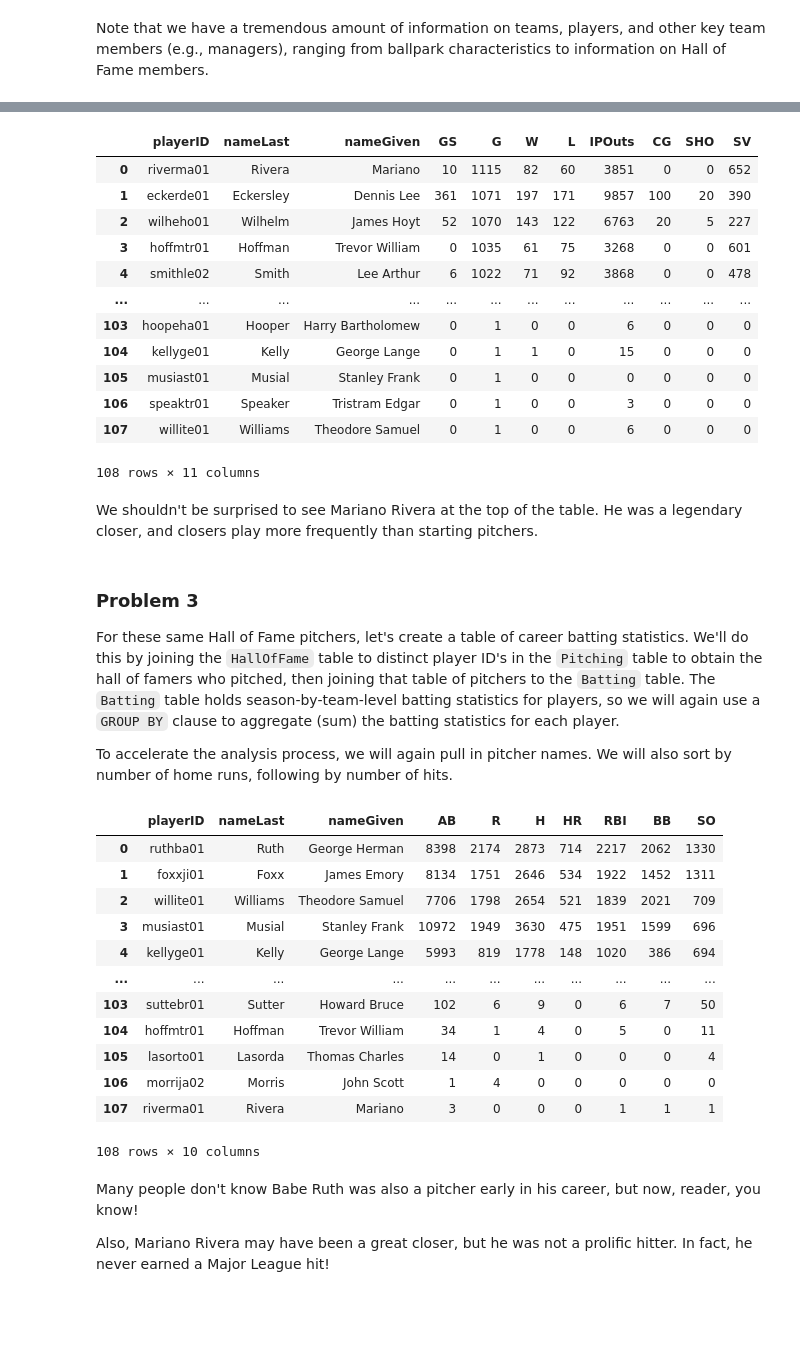
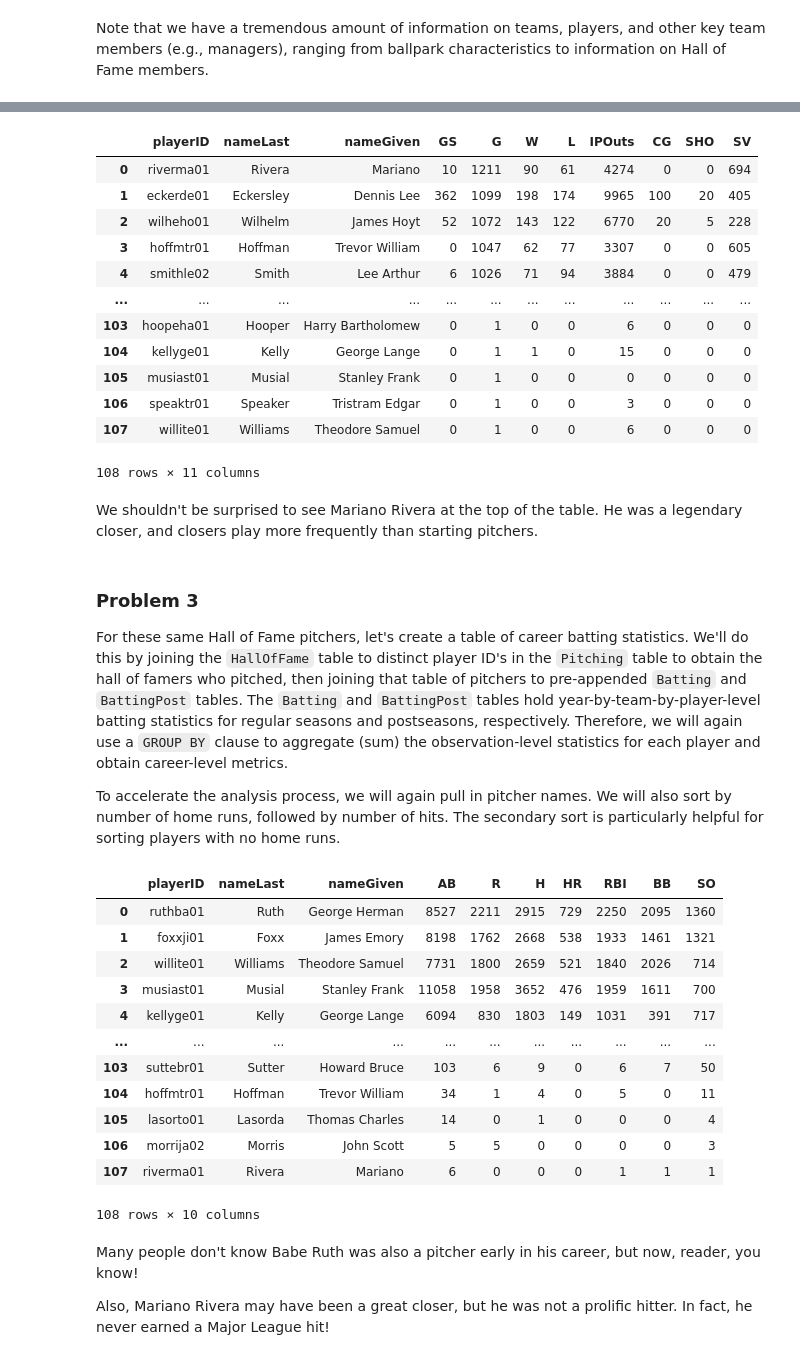
Before and after one commit to jccrews256/ST-554-HW-6, a Jupyter notebook: Homework_6_Part_I.ipynb, the cells around one changed output, grey strips where cells are left out. Saved outputs shown, nothing was run; the diff lists cells and outputs as text; code cells hidden in the pictures; blank space fills up the shorter version.

Commit message:
Adding postseason stats to career tallies

```diff
--- a/Homework_6_Part_I.ipynb
+++ b/Homework_6_Part_I.ipynb
@@ -69,15 +69,20 @@ To allow for immediate insights, we'll order the pitchers in the data frame by g
 # Constructing a SQL query to obtain career-level data for each
 # pitcher in the HoF
 get_pitcher_careers = """
-    SELECT Pitching.playerID, nameLast, nameGiven,
+    SELECT FullPitching.playerID, nameLast, nameGiven,
         sum(GS) as GS, sum(G) as G,
         sum(W) as W, sum(L) as L, sum(IPOuts) as IPOuts,
         sum(CG) as CG, sum(SHO) as SHO, sum(SV) as SV
-    FROM Pitching
-    INNER JOIN HallOfFame on Pitching.playerID = HallOfFame.playerID
-    LEFT JOIN People on Pitching.playerID = People.playerID
-    WHERE inducted = "Y"
-    GROUP BY Pitching.playerID, nameLast, nameGiven
+    FROM (SELECT playerID, GS, G, W, L, IPOuts, CG, SHO, SV FROM Pitching
+            UNION ALL
+            SELECT playerID, GS, G, W, L, IPOuts, CG, SHO, SV FROM PitchingPost)
+            FullPitching
+    INNER JOIN (SELECT playerID
+                FROM HallOfFame
+                WHERE inducted = "Y")
+                HallOfFame on FullPitching.playerID = HallOfFame.playerID
+    LEFT JOIN People on FullPitching.playerID = People.playerID
+    GROUP BY FullPitching.playerID, nameLast, nameGiven
     ORDER BY G DESC;
     """
 
@@ -88,11 +93,11 @@ hof_pitcher_careers = pd.read_sql(get_pitcher_careers, con)
 hof_pitcher_careers
 # %% [output]
 |  | playerID | nameLast | nameGiven | GS | G | W | L | IPOuts | CG | SHO | SV |
-| 0 | riverma01 | Rivera | Mariano | 10 | 1115 | 82 | 60 | 3851 | 0 | 0 | 652 |
-| 1 | eckerde01 | Eckersley | Dennis Lee | 361 | 1071 | 197 | 171 | 9857 | 100 | 20 | 390 |
-| 2 | wilheho01 | Wilhelm | James Hoyt | 52 | 1070 | 143 | 122 | 6763 | 20 | 5 | 227 |
-| 3 | hoffmtr01 | Hoffman | Trevor William | 0 | 1035 | 61 | 75 | 3268 | 0 | 0 | 601 |
-| 4 | smithle02 | Smith | Lee Arthur | 6 | 1022 | 71 | 92 | 3868 | 0 | 0 | 478 |
+| 0 | riverma01 | Rivera | Mariano | 10 | 1211 | 90 | 61 | 4274 | 0 | 0 | 694 |
+| 1 | eckerde01 | Eckersley | Dennis Lee | 362 | 1099 | 198 | 174 | 9965 | 100 | 20 | 405 |
+| 2 | wilheho01 | Wilhelm | James Hoyt | 52 | 1072 | 143 | 122 | 6770 | 20 | 5 | 228 |
+| 3 | hoffmtr01 | Hoffman | Trevor William | 0 | 1047 | 62 | 77 | 3307 | 0 | 0 | 605 |
+| 4 | smithle02 | Smith | Lee Arthur | 6 | 1026 | 71 | 94 | 3884 | 0 | 0 | 479 |
 | ... | ... | ... | ... | ... | ... | ... | ... | ... | ... | ... | ... |
 | 103 | hoopeha01 | Hooper | Harry Bartholomew | 0 | 1 | 0 | 0 | 6 | 0 | 0 | 0 |
 | 104 | kellyge01 | Kelly | George Lange | 0 | 1 | 1 | 0 | 15 | 0 | 0 | 0 |
@@ -105,46 +110,49 @@ We shouldn't be surprised to see Mariano Rivera at the top of the table. He was
 # %% [markdown]
 ### Problem 3
 
-For these same Hall of Fame pitchers, let's create a table of career batting statistics. We'll do this by joining the `HallOfFame` table to distinct player ID's in the `Pitching` table to obtain the hall of famers who pitched, then joining that table of pitchers to the `Batting` table. The `Batting` table holds season-by-team-level batting statistics for players, so we will again use a `GROUP BY` clause to aggregate (sum) the batting statistics for each player.
+For these same Hall of Fame pitchers, let's create a table of career batting statistics. We'll do this by joining the `HallOfFame` table to distinct player ID's in the `Pitching` table to obtain the hall of famers who pitched, then joining that table of pitchers to pre-appended `Batting` and `BattingPost` tables. The `Batting` and `BattingPost` tables hold year-by-team-by-player-level batting statistics for regular seasons and postseasons, respectively. Therefore, we will again use a `GROUP BY` clause to aggregate (sum) the observation-level statistics for each player and obtain career-level metrics.
 
-To accelerate the analysis process, we will again pull in pitcher names. We will also sort by number of home runs, following by number of hits.
+To accelerate the analysis process, we will again pull in pitcher names. We will also sort by number of home runs, followed by number of hits. The secondary sort is particularly helpful for sorting players with no home runs.
 # %%
 # Constructing a SQL query to obtain career-level batting data for each
 # pitcher in the HoF
 get_pitcher_batting = """
     SELECT Pitching.playerID, nameLast, nameGiven,
         sum(AB) as AB, sum(R) as R,
         sum(H) as H, sum(HR) as HR, sum(RBI) as RBI,
         sum(BB) as BB, sum(SO) as SO
     FROM (SELECT DISTINCT playerID from Pitching) Pitching
     INNER JOIN (SELECT playerID
                 FROM HallOfFame
                 WHERE inducted = "Y")
                 HallOfFame on Pitching.playerID = HallOfFame.playerID
     LEFT JOIN People on Pitching.playerID = People.playerID
-    LEFT JOIN Batting on Pitching.playerID = Batting.playerID
+    LEFT JOIN (SELECT playerID, AB, R, H, HR, RBI, BB, SO  FROM Batting
+                UNION ALL
+                SELECT playerID, AB, R, H, HR, RBI, BB, SO FROM BattingPost)
+                FullBatting on Pitching.playerID = FullBatting.playerID
     GROUP BY Pitching.playerID, nameLast, nameGiven
     ORDER BY HR DESC, H DESC;
     """
 
 # Reading career-level batting data into a data frame
 hof_pitcher_batting = pd.read_sql(get_pitcher_batting, con)
 
 # Printing the data frame
 hof_pitcher_batting
 # %% [output]
 |  | playerID | nameLast | nameGiven | AB | R | H | HR | RBI | BB | SO |
-| 0 | ruthba01 | Ruth | George Herman | 8398 | 2174 | 2873 | 714 | 2217 | 2062 | 1330 |
-| 1 | foxxji01 | Foxx | James Emory | 8134 | 1751 | 2646 | 534 | 1922 | 1452 | 1311 |
-| 2 | willite01 | Williams | Theodore Samuel | 7706 | 1798 | 2654 | 521 | 1839 | 2021 | 709 |
-| 3 | musiast01 | Musial | Stanley Frank | 10972 | 1949 | 3630 | 475 | 1951 | 1599 | 696 |
-| 4 | kellyge01 | Kelly | George Lange | 5993 | 819 | 1778 | 148 | 1020 | 386 | 694 |
+| 0 | ruthba01 | Ruth | George Herman | 8527 | 2211 | 2915 | 729 | 2250 | 2095 | 1360 |
+| 1 | foxxji01 | Foxx | James Emory | 8198 | 1762 | 2668 | 538 | 1933 | 1461 | 1321 |
+| 2 | willite01 | Williams | Theodore Samuel | 7731 | 1800 | 2659 | 521 | 1840 | 2026 | 714 |
+| 3 | musiast01 | Musial | Stanley Frank | 11058 | 1958 | 3652 | 476 | 1959 | 1611 | 700 |
+| 4 | kellyge01 | Kelly | George Lange | 6094 | 830 | 1803 | 149 | 1031 | 391 | 717 |
 | ... | ... | ... | ... | ... | ... | ... | ... | ... | ... | ... |
-| 103 | suttebr01 | Sutter | Howard Bruce | 102 | 6 | 9 | 0 | 6 | 7 | 50 |
+| 103 | suttebr01 | Sutter | Howard Bruce | 103 | 6 | 9 | 0 | 6 | 7 | 50 |
 | 104 | hoffmtr01 | Hoffman | Trevor William | 34 | 1 | 4 | 0 | 5 | 0 | 11 |
 | 105 | lasorto01 | Lasorda | Thomas Charles | 14 | 0 | 1 | 0 | 0 | 0 | 4 |
-| 106 | morrija02 | Morris | John Scott | 1 | 4 | 0 | 0 | 0 | 0 | 0 |
-| 107 | riverma01 | Rivera | Mariano | 3 | 0 | 0 | 0 | 1 | 1 | 1 |
+| 106 | morrija02 | Morris | John Scott | 5 | 5 | 0 | 0 | 0 | 0 | 3 |
+| 107 | riverma01 | Rivera | Mariano | 6 | 0 | 0 | 0 | 1 | 1 | 1 |
 108 rows × 10 columns
 # %% [markdown]
 Many people don't know Babe Ruth was also a pitcher early in his career, but now, reader, you know!
```
Also changed, not shown: parts of 2 cells of this notebook.
